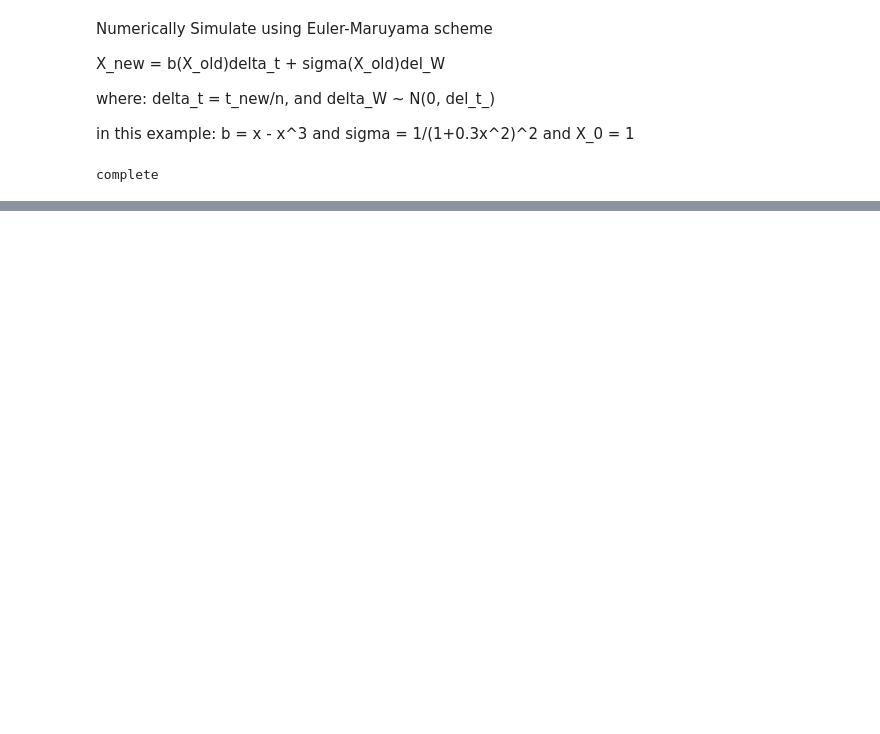
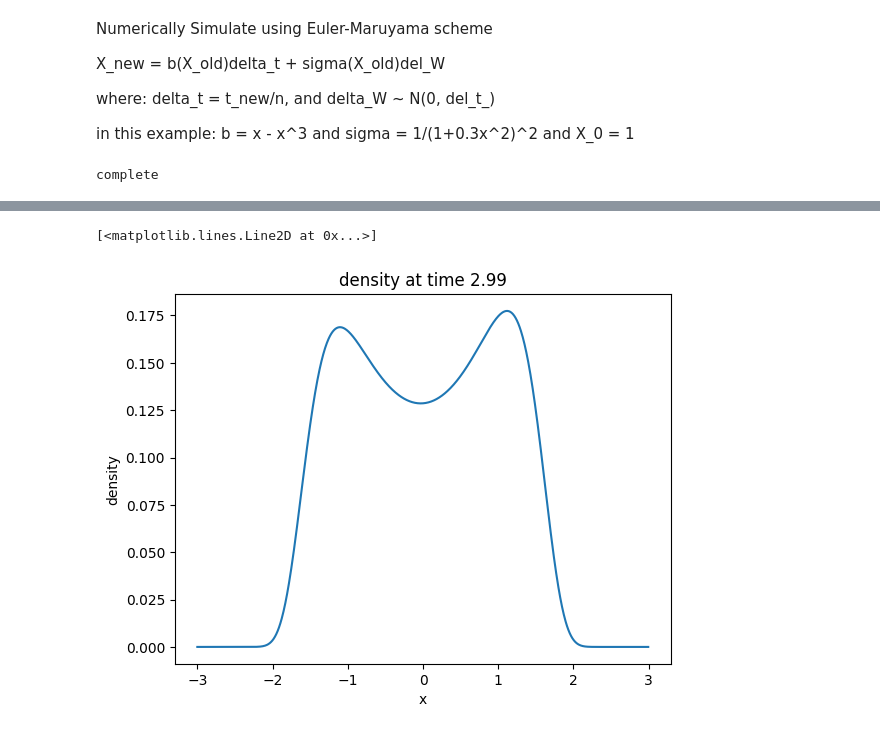
Before and after one commit to tcooley01/AERO729, a Jupyter notebook: HW3Files/hw3plots.ipynb, the cells around one changed output, grey strips where cells are left out. Drawn from its saved outputs; the diff is of its cells as text; code cells hidden in the pictures; blank space fills up the shorter version.

```diff
--- a/HW3Files/hw3plots.ipynb
+++ b/HW3Files/hw3plots.ipynb
@@ -49,0 +145,6 @@ plt.show()
+# %%
+def big_B(x):
+    return b_func(x) - (0.5*sigma_prime(x))
+
+def big_C(x):
+    return (-sigma(x))/0.5
@@ -49,0 +230,10 @@ plt.show()
+# %%
+time = 2.99
+ind = math.floor(time/del_t)
+plt.title(f'density at time {time}')
+plt.xlabel('x')
+plt.ylabel('density')
+plt.plot(x_ref, results[ind, :])
+# %% [output]
+[<matplotlib.lines.Line2D at 0x...>]
+[figure, added]
```
Also changed, not shown: parts of 16 cells of this notebook.
